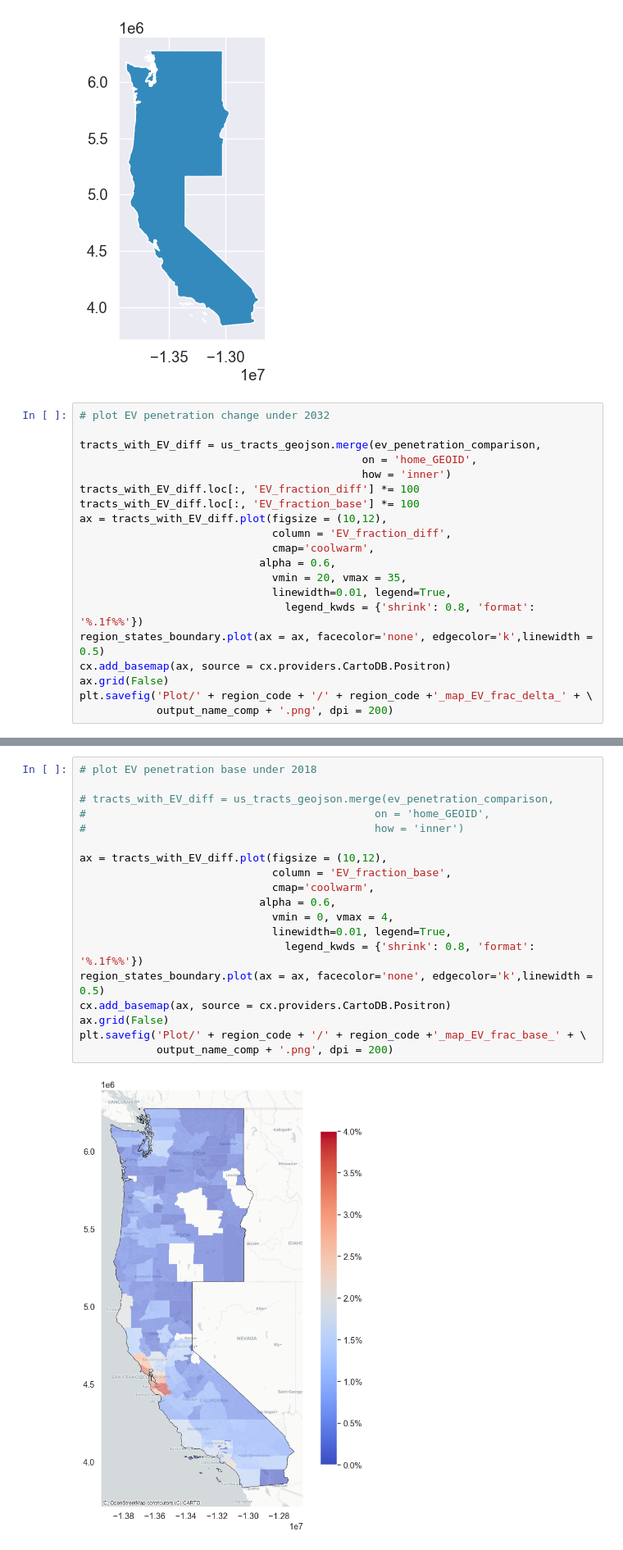
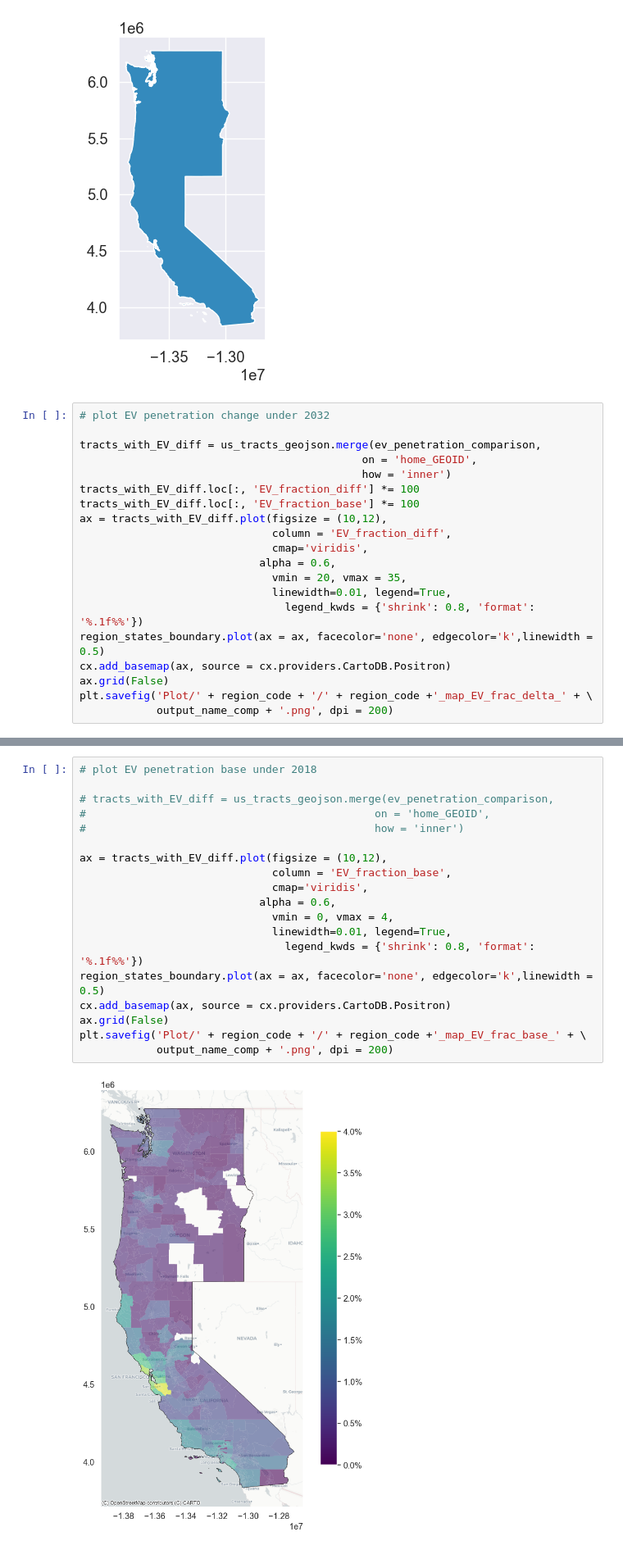
Before and after one commit to arielgatech/BILD_AQ_EV_VMT, a Jupyter notebook: scripts/post_process/TEMPO_GEMS_result_visualization_report_rev.ipynb, the cells around one changed output, grey strips where cells are left out. Shown at 82% size. Drawn from its saved outputs; the diff is of its cells as text.

```diff
--- a/scripts/post_process/TEMPO_GEMS_result_visualization_report_rev.ipynb
+++ b/scripts/post_process/TEMPO_GEMS_result_visualization_report_rev.ipynb
@@ -648,7 +648,7 @@ tracts_with_EV_diff.loc[:, 'EV_fraction_diff'] *= 100
 tracts_with_EV_diff.loc[:, 'EV_fraction_base'] *= 100
 ax = tracts_with_EV_diff.plot(figsize = (10,12),
                               column = 'EV_fraction_diff',
-                              cmap='coolwarm',
+                              cmap='viridis',
                             alpha = 0.6,
                               vmin = 20, vmax = 35,
                               linewidth=0.01, legend=True,
@@ -663,24 +663,24 @@ plt.savefig('Plot/' + region_code + '/' + region_code +'_map_EV_frac_delta_' + \
 # %%
 # plot EV penetration base under 2018
 
 # tracts_with_EV_diff = us_tracts_geojson.merge(ev_penetration_comparison,
 #                                             on = 'home_GEOID',
 #                                             how = 'inner')
 
 ax = tracts_with_EV_diff.plot(figsize = (10,12),
                               column = 'EV_fraction_base',
-                              cmap='coolwarm',
+                              cmap='viridis',
                             alpha = 0.6,
                               vmin = 0, vmax = 4,
                               linewidth=0.01, legend=True,
                                 legend_kwds = {'shrink': 0.8, 'format': '%.1f%%'})
 region_states_boundary.plot(ax = ax, facecolor='none', edgecolor='k',linewidth = 0.5)
 cx.add_basemap(ax, source = cx.providers.CartoDB.Positron)
 ax.grid(False)
 plt.savefig('Plot/' + region_code + '/' + region_code +'_map_EV_frac_base_' + \
             output_name_comp + '.png', dpi = 200)
 # %% [output]
-[figure, old version]
+[figure, new version]
 # %%
 tracts_to_check = tracts_with_EV_diff.loc[tracts_with_EV_diff['st_code'] == 'WA']
 # tracts_to_check.cbsaname.unique()
```
Also changed, not shown: parts of 6 cells of this notebook, 5 other files.
